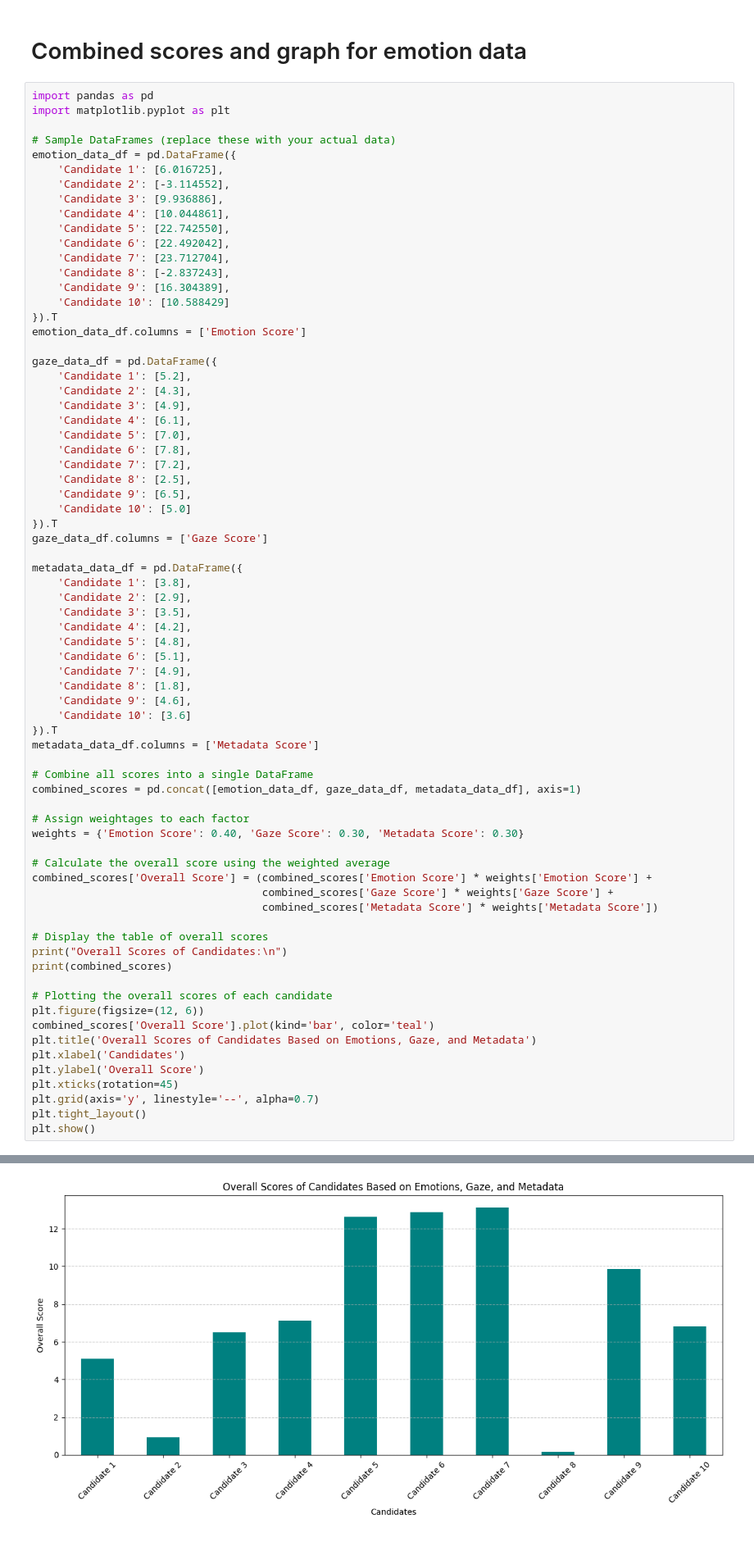
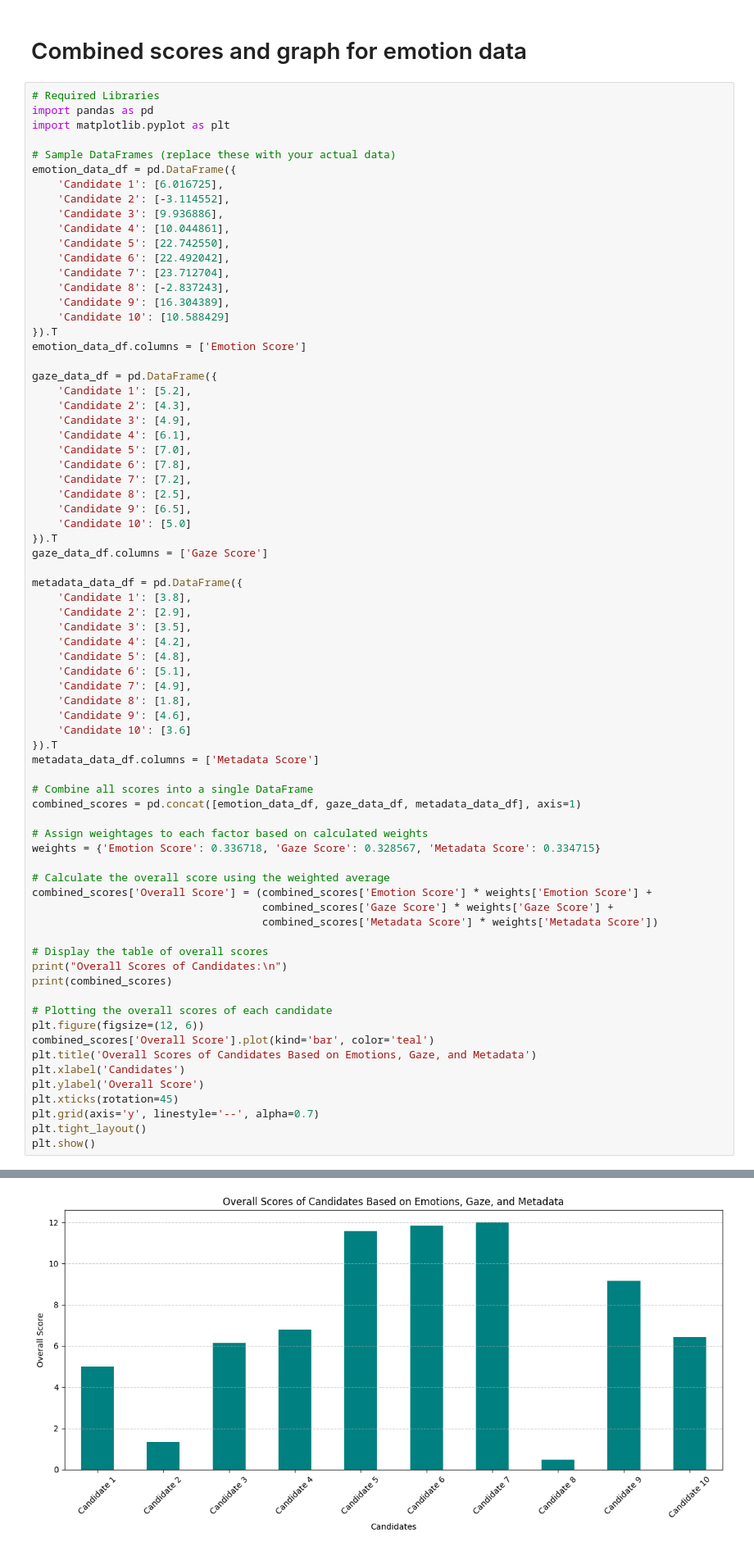
Before and after one commit to Namita-Meena/I-m-beside-you-task, a Jupyter notebook: CDC task 2.ipynb, the cells around one changed output, grey strips where cells are left out. Shown at 82% size. Saved outputs shown, nothing was run; the diff lists cells and outputs as text.

```diff
--- a/CDC task 2.ipynb
+++ b/CDC task 2.ipynb
@@ -116,6 +182,7 @@ plt.show()
 # %% [markdown]
 # Combined scores and graph for emotion data
 # %%
+# Required Libraries
 import pandas as pd
 import matplotlib.pyplot as plt
 
@@ -165,8 +232,8 @@ metadata_data_df.columns = ['Metadata Score']
 # Combine all scores into a single DataFrame
 combined_scores = pd.concat([emotion_data_df, gaze_data_df, metadata_data_df], axis=1)
 
-# Assign weightages to each factor
-weights = {'Emotion Score': 0.40, 'Gaze Score': 0.30, 'Metadata Score': 0.30}
+# Assign weightages to each factor based on calculated weights
+weights = {'Emotion Score': 0.336718, 'Gaze Score': 0.328567, 'Metadata Score': 0.334715}
 
 # Calculate the overall score using the weighted average
 combined_scores['Overall Score'] = (combined_scores['Emotion Score'] * weights['Emotion Score'] +
@@ -204,4 +271,4 @@ Candidate 10      10.588429         5.0             3.6       6.815372
-[figure, old version]
+[figure, new version]
 # %% [markdown]
 # Graph for transcript data
 # %%
```
Also changed, not shown: parts of 16 cells of this notebook, 2 other files.
